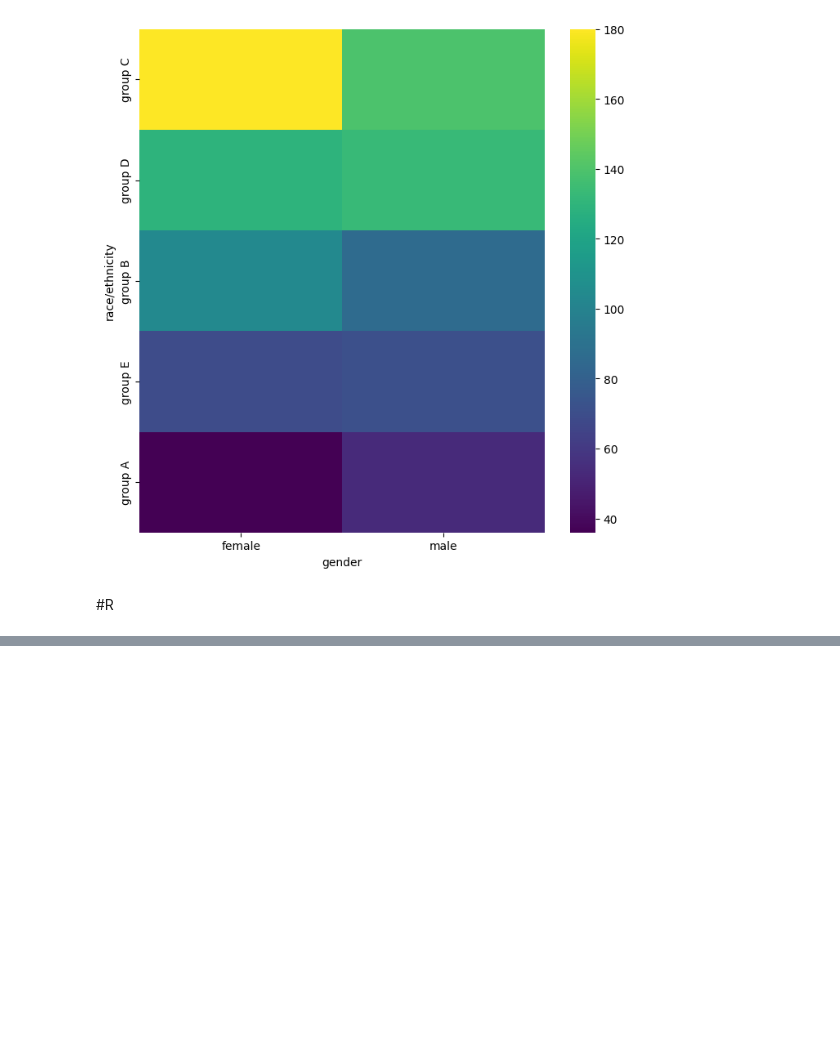
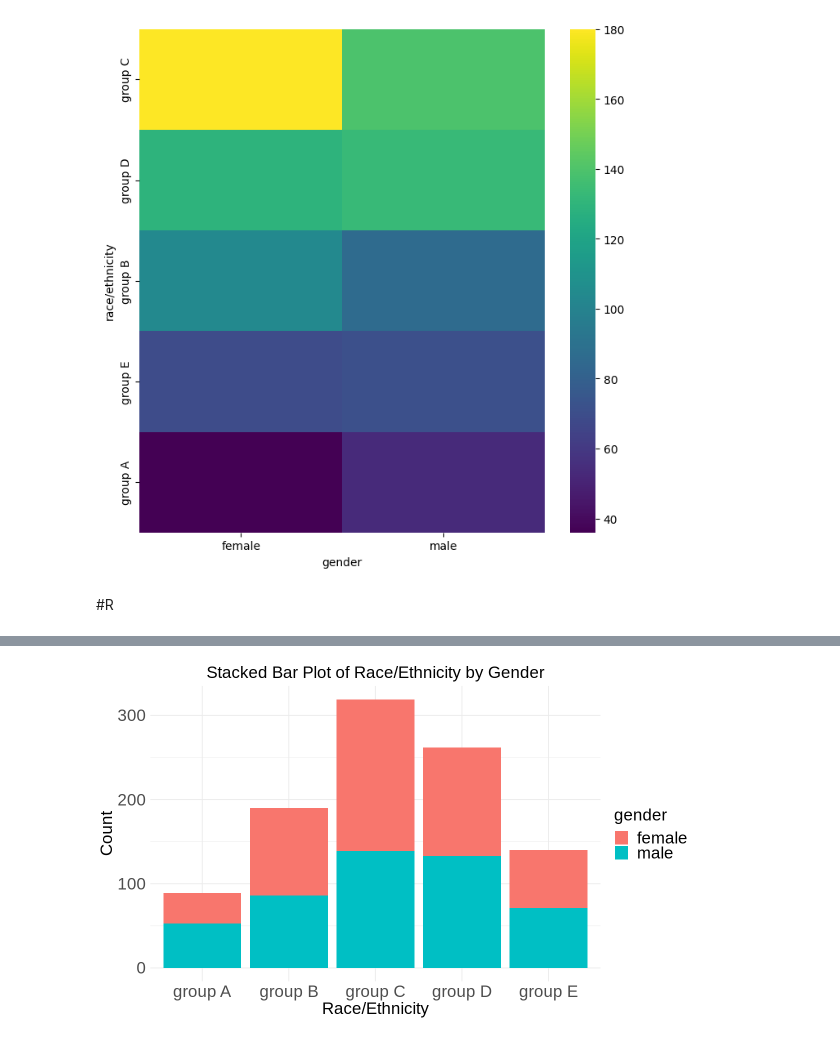
Before and after one commit to RashmitVartak/DAV, a Jupyter notebook: DAV_Exp11_63.ipynb, the cells around one changed output, grey strips where cells are left out. Saved outputs shown, nothing was run; the diff lists cells and outputs as text; code cells hidden in the pictures; blank space fills up the shorter version.

```diff
--- a/DAV_Exp11_63.ipynb
+++ b/DAV_Exp11_63.ipynb
@@ -303,0 +336,15 @@ _ = plt.ylabel('race/ethnicity')
+# %%
+ggplot(df, aes(x = race.ethnicity, fill = gender)) +
+  geom_bar(position = "stack") +
+  labs(title = "Stacked Bar Plot of Race/Ethnicity by Gender", x = "Race/Ethnicity", y = "Count") +
+   theme_minimal() +
+  theme(
+    plot.title = element_text(size = 20, hjust = 0.5),
+    axis.title.x = element_text(size = 20),
+    axis.title.y = element_text(size = 20),
+    axis.text = element_text(size = 20),
+     legend.text = element_text(size = 20),
+    legend.title = element_text(size = 20)
+  )
+# %% [output]
+[figure, added]
```
Also changed, not shown: parts of 5 cells of this notebook.
